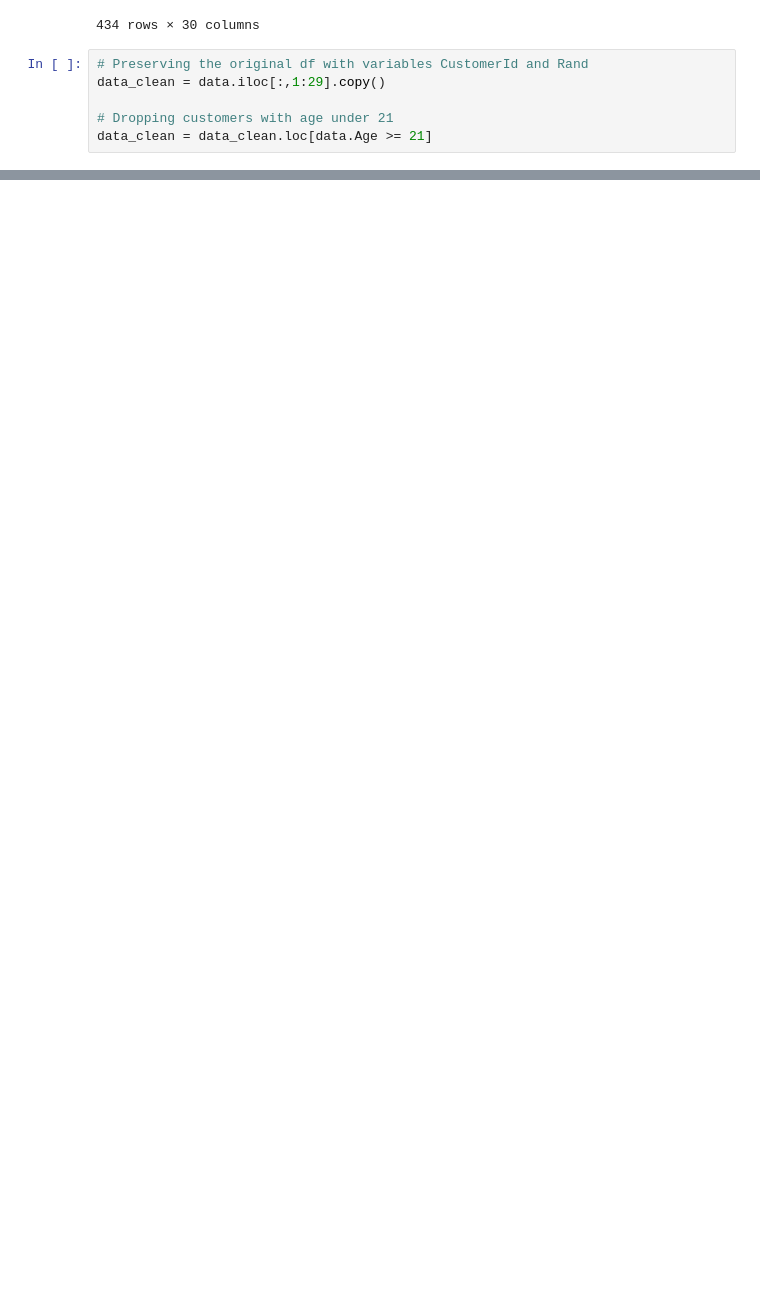
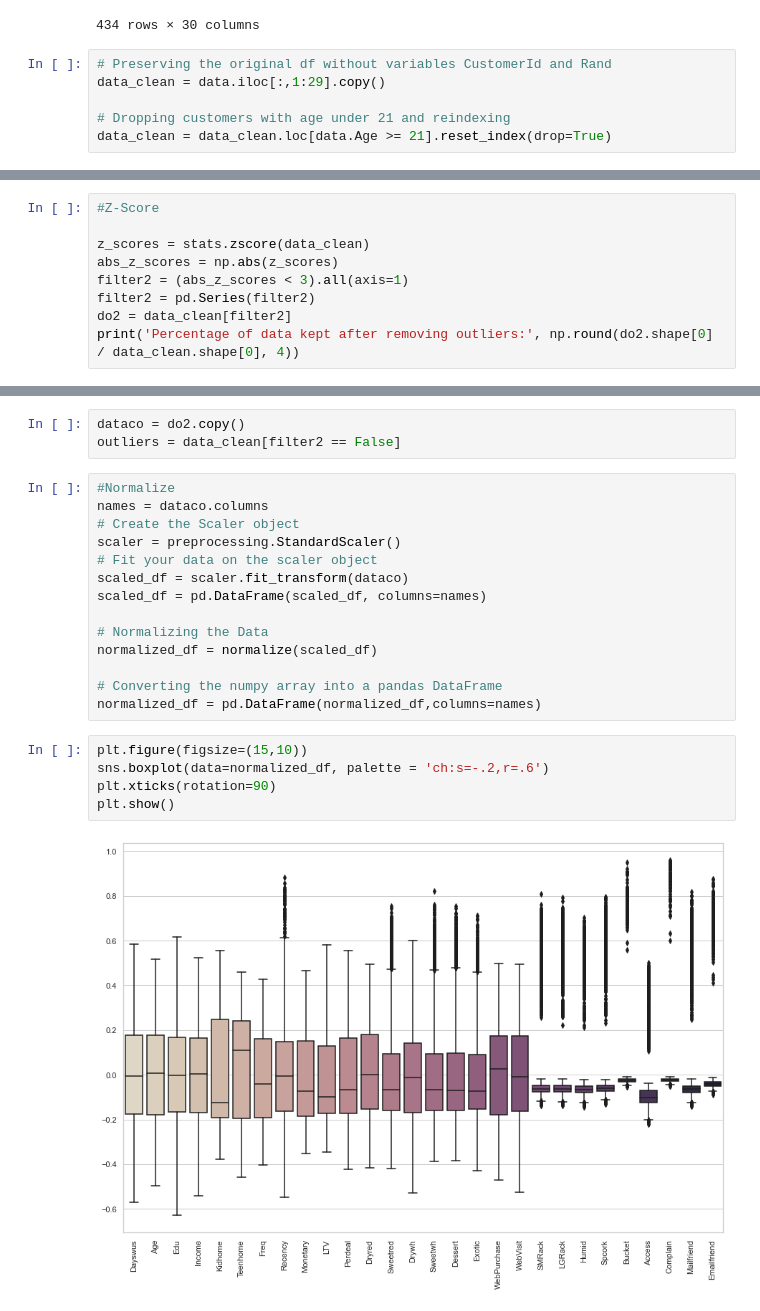
Before and after one commit to fredericojpr/BC1_Customer_Segmentation, a Jupyter notebook: scripts/EDA_frederico.ipynb, the cells around one changed output, grey strips where cells are left out. Drawn from its saved outputs; the diff is of its cells as text; blank space fills up the shorter version.

```diff
--- a/scripts/EDA_frederico.ipynb
+++ b/scripts/EDA_frederico.ipynb
@@ -170,8 +174,8 @@ data.loc[data.Age < 21]
 | 9997 | 7909.0 | 619.0 | 18.0 | 12.0 | 40466.0 | 0.0 | 0.0 | 3 | 65.0 | 47.0 | ... | ... |
 434 rows × 30 columns
 # %%
-# Preserving the original df with variables CustomerId and Rand
+# Preserving the original df without variables CustomerId and Rand
 data_clean = data.iloc[:,1:29].copy()
 
-# Dropping customers with age under 21
-data_clean = data_clean.loc[data.Age >= 21]
+# Dropping customers with age under 21 and reindexing
+data_clean = data_clean.loc[data.Age >= 21].reset_index(drop=True)
@@ -226,0 +204,9 @@ len(data_clean_out)/len(data_clean)
+# %%
+#Z-Score
+
+z_scores = stats.zscore(data_clean)
+abs_z_scores = np.abs(z_scores)
+filter2 = (abs_z_scores < 3).all(axis=1)
+filter2 = pd.Series(filter2)
+do2 = data_clean[filter2]
+print('Percentage of data kept after removing outliers:', np.round(do2.shape[0] / data_clean.shape[0], 4))
@@ -226,0 +221,24 @@ len(data_clean_out)/len(data_clean)
+# %%
+dataco = do2.copy()
+outliers = data_clean[filter2 == False]
+# %%
+#Normalize
+names = dataco.columns
+# Create the Scaler object
+scaler = preprocessing.StandardScaler()
+# Fit your data on the scaler object
+scaled_df = scaler.fit_transform(dataco)
+scaled_df = pd.DataFrame(scaled_df, columns=names)
+
+# Normalizing the Data
+normalized_df = normalize(scaled_df)
+
+# Converting the numpy array into a pandas DataFrame
+normalized_df = pd.DataFrame(normalized_df,columns=names)
+# %%
+plt.figure(figsize=(15,10))
+sns.boxplot(data=normalized_df, palette = 'ch:s=-.2,r=.6')
+plt.xticks(rotation=90)
+plt.show()
+# %% [output]
+[figure, added]
```
Also changed, not shown: parts of 10 cells of this notebook.
